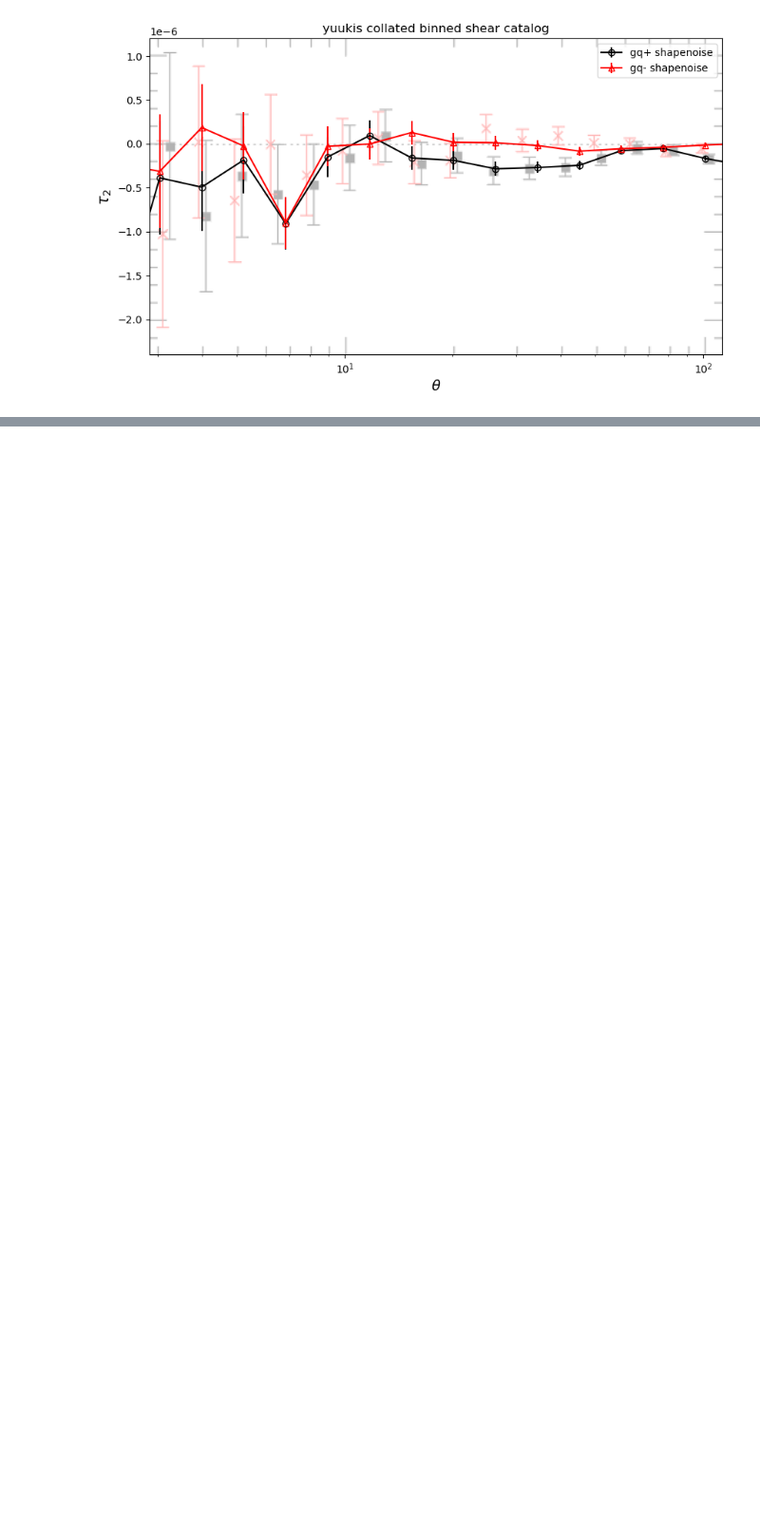
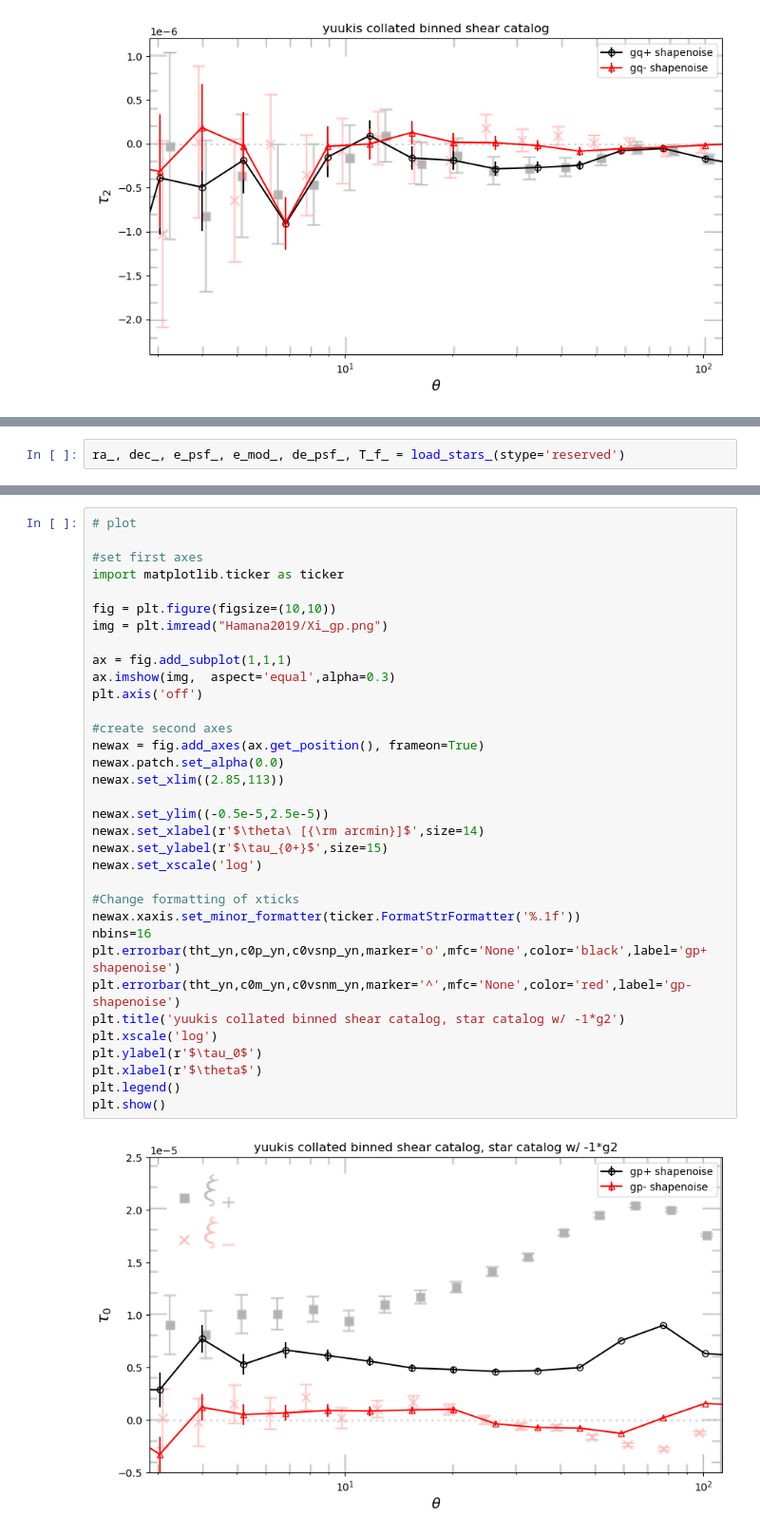
Before and after one commit to LSSTDESC/nulltests_txpipe, a Jupyter notebook: hscy1/TauStatsPaperComparison.ipynb, the cells around one changed output, grey strips where cells are left out. Shown at 95% size. Drawn from its saved outputs; the diff is of its cells as text; blank space fills up the shorter version.

```diff
--- a/hscy1/TauStatsPaperComparison.ipynb
+++ b/hscy1/TauStatsPaperComparison.ipynb
@@ -397,0 +575,2 @@ plt.show()
+# %%
+ra_, dec_, e_psf_, e_mod_, de_psf_, T_f_ = load_stars_(stype='reserved')
@@ -397,0 +581,36 @@ plt.show()
+# %%
+# plot
+
+#set first axes
+import matplotlib.ticker as ticker
+
+fig = plt.figure(figsize=(10,10))
+img = plt.imread("Hamana2019/Xi_gp.png")
+
+ax = fig.add_subplot(1,1,1)
+ax.imshow(img,  aspect='equal',alpha=0.3)
+plt.axis('off')
+
+#create second axes
+newax = fig.add_axes(ax.get_position(), frameon=True)
+newax.patch.set_alpha(0.0)
+newax.set_xlim((2.85,113))
+
+newax.set_ylim((-0.5e-5,2.5e-5))
+newax.set_xlabel(r'$\theta\ [{\rm arcmin}]$',size=14)
+newax.set_ylabel(r'$\tau_{0+}$',size=15)
+newax.set_xscale('log')
+
+#Change formatting of xticks
+newax.xaxis.set_minor_formatter(ticker.FormatStrFormatter('%.1f'))
+nbins=16
+plt.errorbar(tht_yn,c0p_yn,c0vsnp_yn,marker='o',mfc='None',color='black',label='gp+ shapenoise')
+plt.errorbar(tht_yn,c0m_yn,c0vsnm_yn,marker='^',mfc='None',color='red',label='gp- shapenoise')
+plt.title('yuukis collated binned shear catalog, star catalog w/ -1*g2')
+plt.xscale('log')
+plt.ylabel(r'$\tau_0$')
+plt.xlabel(r'$\theta$')
+plt.legend()
+plt.show()
+# %% [output]
+[figure, added]
```
Also changed, not shown: parts of 13 cells of this notebook.
